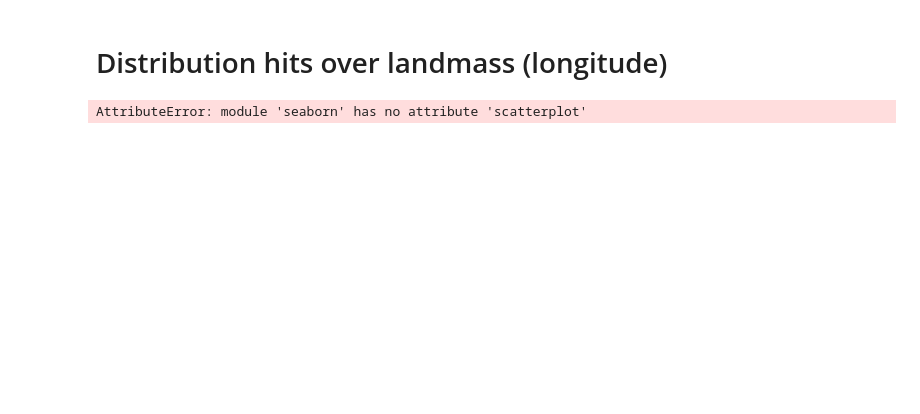
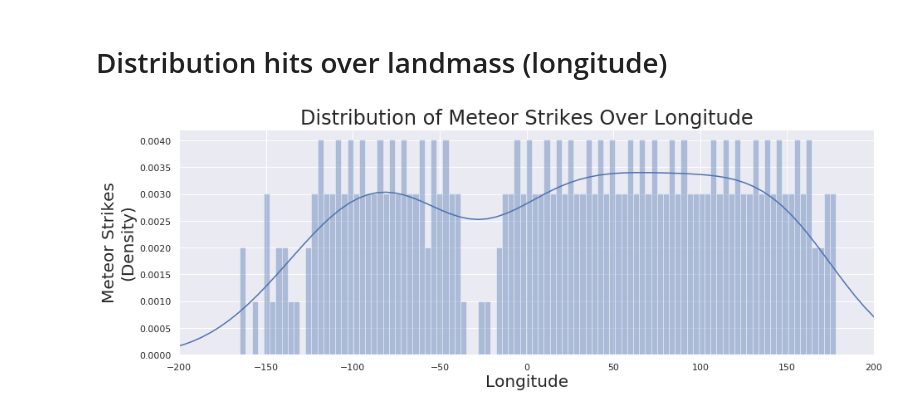
Before and after one commit to QED0711/nasa-meteorite-analysis, a Jupyter notebook: VISUALS.ipynb, the cells around one changed output. Drawn from its saved outputs; the diff is of its cells as text; code cells hidden in the pictures; blank space fills up the shorter version.

Commit message:
added visualization of meteor strikes over longitude

```diff
--- a/VISUALS.ipynb
+++ b/VISUALS.ipynb
@@ -8,12 +8,27 @@ import seaborn as sns
 # %%
 geo_dist_df = pd.read_csv("CSV_MASTERS/Final.csv")
 
-longitudes = geo_dist_df.reclong.value_counts().index
-counts = geo_dist_df.reclong.value_counts().values
-new_df = pd.DataFrame(list(zip(longitudes, counts)), columns=["longitudes", "strikes"])
+# longitudes = geo_dist_df.reclong.value_counts().index
+# counts = geo_dist_df.reclong.value_counts().values
+# new_df = pd.DataFrame(list(zip(longitudes, counts)), columns=["longitudes", "strikes"])
 
-new_df
-
-sns.scatterplot(x='longitudes', y="strikes", data=new_df)
+strike_long = geo_dist_df[["reclong", "fall"]].copy()
+strike_long.fall = strike_long.fall.map({"Fell": 1, "Found": 1})
+strike_long.reclong = strike_long.reclong.apply(lambda x: round(x, 0))
-# %% [output]
-AttributeError: module 'seaborn' has no attribute 'scatterplot'
+# %%
+strike_long = strike_long.groupby('reclong').sum()
+
+plt.figure(figsize=(15, 5))
+
+# strike_long = strike_long[(strike_long.fall < 5000) & (strike_long.fall > 1)]
+# strike_long.sort_values(by="fall", ascending=False)
+# plt.hist(x=strike_long.index, bins=100)
+sns.distplot(strike_long.index, bins=100, hist=True)
+
+plt.xlabel("Longitude", fontsize=20)
+plt.ylabel("Meteor Strikes\n(Density)", fontsize=20)
+plt.xlim([-200, 200])
+plt.title("Distribution of Meteor Strikes Over Longitude", fontsize=24)
+plt.show()
+# %% [output]
+[figure, added]
```
